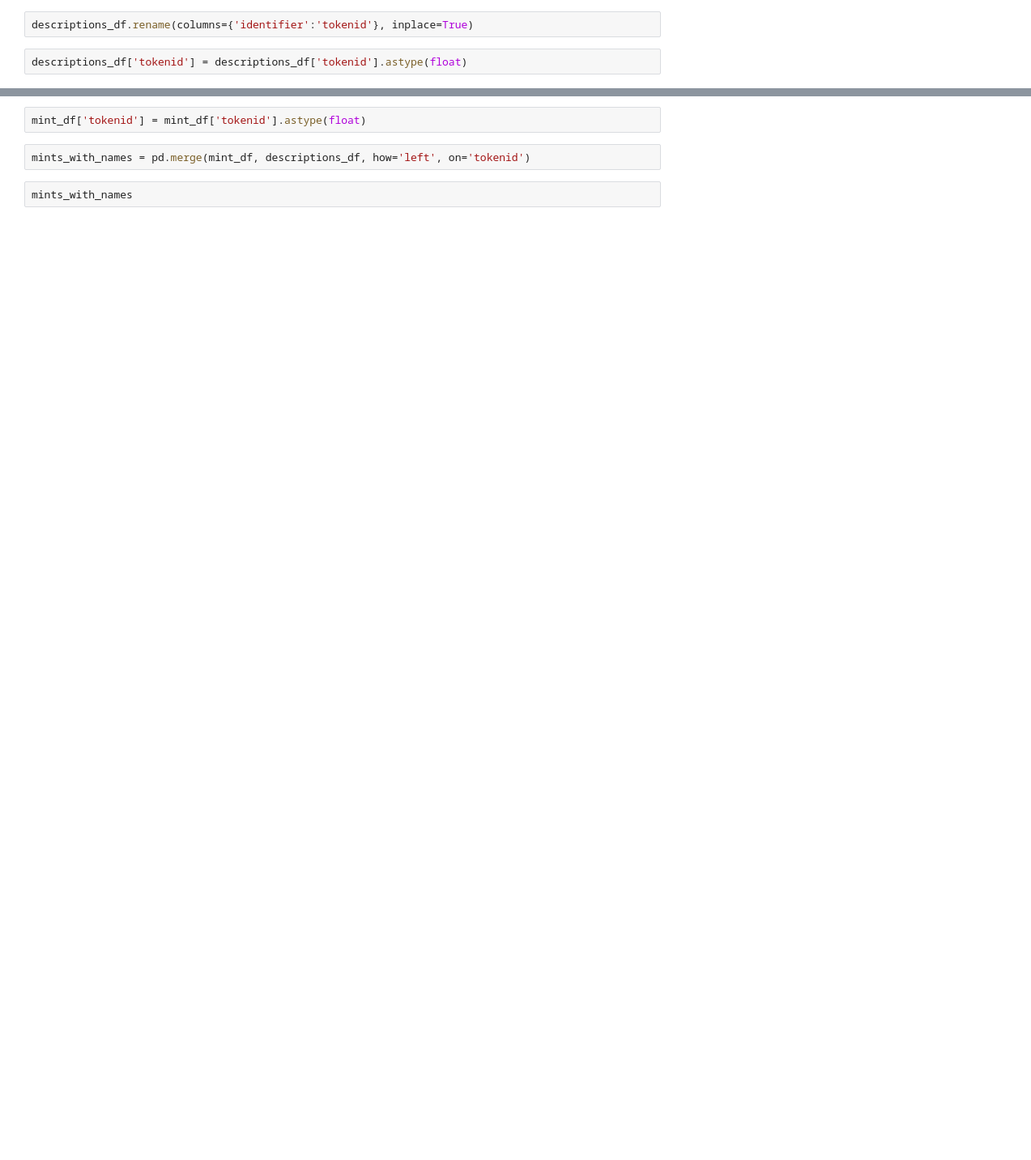
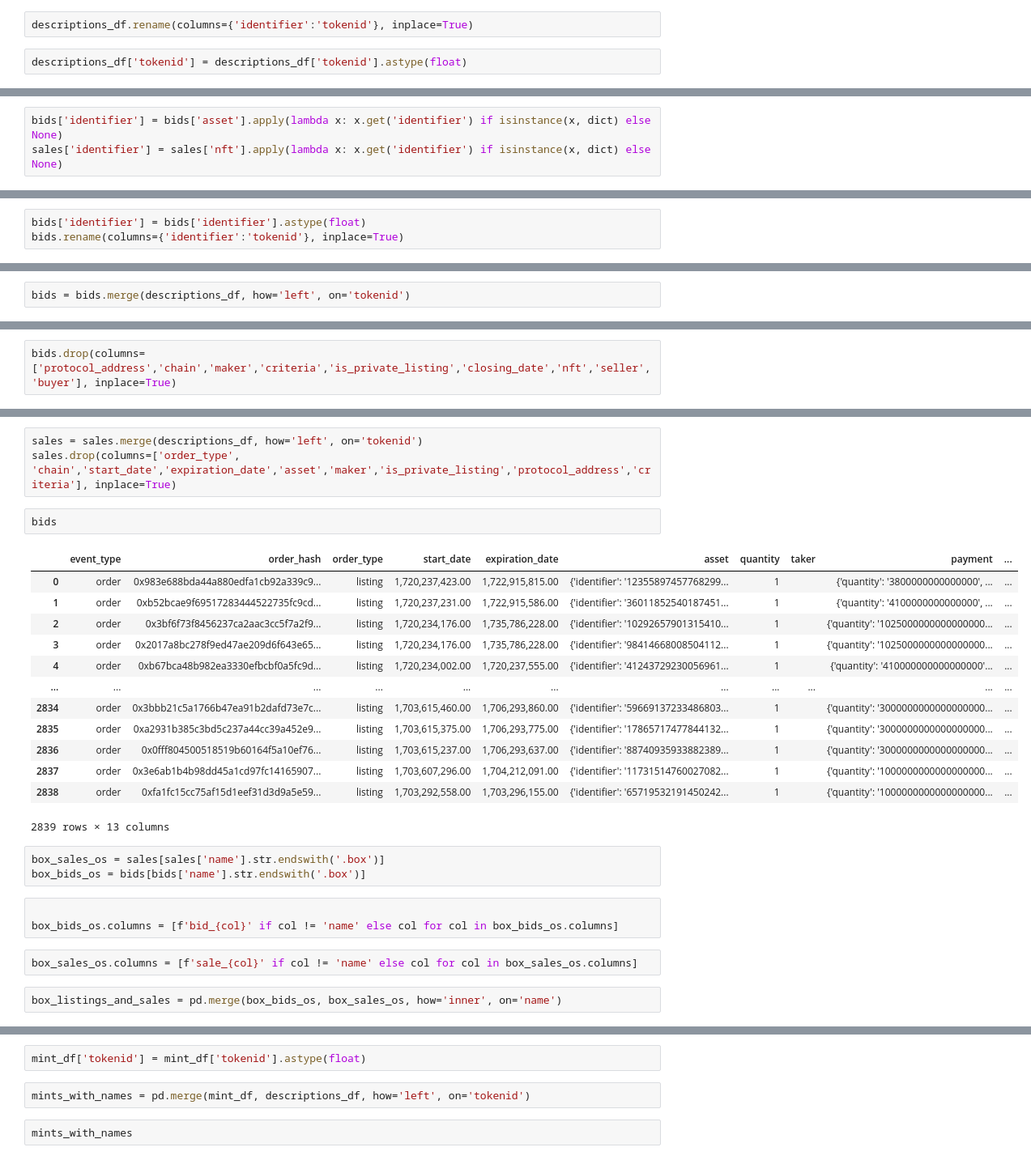
Before and after one commit to BrandynHamilton/box_domains, a Jupyter notebook: eda.ipynb, the cells around one changed output, grey strips where cells are left out. Shown at 81% size. Cells and saved outputs as stored; diff of their text form; blank space fills up the shorter version.

```diff
--- a/eda.ipynb
+++ b/eda.ipynb
@@ -489,0 +563,3 @@ descriptions_df['tokenid'] = descriptions_df['tokenid'].astype(float)
+# %%
+bids['identifier'] = bids['asset'].apply(lambda x: x.get('identifier') if isinstance(x, dict) else None)
+sales['identifier'] = sales['nft'].apply(lambda x: x.get('identifier') if isinstance(x, dict) else None)
@@ -489,0 +578,3 @@ descriptions_df['tokenid'] = descriptions_df['tokenid'].astype(float)
+# %%
+bids['identifier'] = bids['identifier'].astype(float)
+bids.rename(columns={'identifier':'tokenid'}, inplace=True)
@@ -489,0 +592,2 @@ descriptions_df['tokenid'] = descriptions_df['tokenid'].astype(float)
+# %%
+bids = bids.merge(descriptions_df, how='left', on='tokenid')
@@ -489,0 +603,2 @@ descriptions_df['tokenid'] = descriptions_df['tokenid'].astype(float)
+# %%
+bids.drop(columns=['protocol_address','chain','maker','criteria','is_private_listing','closing_date','nft','seller','buyer'], inplace=True)
@@ -489,0 +619,29 @@ descriptions_df['tokenid'] = descriptions_df['tokenid'].astype(float)
+# %%
+sales = sales.merge(descriptions_df, how='left', on='tokenid')
+sales.drop(columns=['order_type', 'chain','start_date','expiration_date','asset','maker','is_private_listing','protocol_address','criteria'], inplace=True)
+# %%
+bids
+# %% [output]
+|  | event_type | order_hash | order_type | start_date | expiration_date | asset | quantity | taker | payment | ... |
+| 0 | order | 0x983e688bda44a880edfa1cb92a339c9... | listing | 1,720,237,423.00 | 1,722,915,815.00 | {'identifier': '12355897457768299... | 1 |  | {'quantity': '3800000000000000', ... | ... |
+| 1 | order | 0xb52bcae9f69517283444522735fc9cd... | listing | 1,720,237,231.00 | 1,722,915,586.00 | {'identifier': '36011852540187451... | 1 |  | {'quantity': '4100000000000000', ... | ... |
+| 2 | order | 0x3bf6f73f8456237ca2aac3cc5f7a2f9... | listing | 1,720,234,176.00 | 1,735,786,228.00 | {'identifier': '10292657901315410... | 1 |  | {'quantity': '1025000000000000000... | ... |
+| 3 | order | 0x2017a8bc278f9ed47ae209d6f643e65... | listing | 1,720,234,176.00 | 1,735,786,228.00 | {'identifier': '98414668008504112... | 1 |  | {'quantity': '1025000000000000000... | ... |
+| 4 | order | 0xb67bca48b982ea3330efbcbf0a5fc9d... | listing | 1,720,234,002.00 | 1,720,237,555.00 | {'identifier': '41243729230056961... | 1 |  | {'quantity': '410000000000000000'... | ... |
+| ... | ... | ... | ... | ... | ... | ... | ... | ... | ... | ... |
+| 2834 | order | 0x3bbb21c5a1766b47ea91b2dafd73e7c... | listing | 1,703,615,460.00 | 1,706,293,860.00 | {'identifier': '59669137233486803... | 1 |  | {'quantity': '3000000000000000000... | ... |
+| 2835 | order | 0xa2931b385c3bd5c237a44cc39a452e9... | listing | 1,703,615,375.00 | 1,706,293,775.00 | {'identifier': '17865717477844132... | 1 |  | {'quantity': '3000000000000000000... | ... |
+| 2836 | order | 0x0fff804500518519b60164f5a10ef76... | listing | 1,703,615,237.00 | 1,706,293,637.00 | {'identifier': '88740935933882389... | 1 |  | {'quantity': '3000000000000000000... | ... |
+| 2837 | order | 0x3e6ab1b4b98dd45a1cd97fc14165907... | listing | 1,703,607,296.00 | 1,704,212,091.00 | {'identifier': '11731514760027082... | 1 |  | {'quantity': '1000000000000000000... | ... |
+| 2838 | order | 0xfa1fc15cc75af15d1eef31d3d9a5e59... | listing | 1,703,292,558.00 | 1,703,296,155.00 | {'identifier': '65719532191450242... | 1 |  | {'quantity': '1000000000000000000... | ... |
+2839 rows × 13 columns
+# %%
+box_sales_os = sales[sales['name'].str.endswith('.box')]
+box_bids_os = bids[bids['name'].str.endswith('.box')]
+# %%
+
+box_bids_os.columns = [f'bid_{col}' if col != 'name' else col for col in box_bids_os.columns]
+# %%
+box_sales_os.columns = [f'sale_{col}' if col != 'name' else col for col in box_sales_os.columns]
+# %%
+box_listings_and_sales = pd.merge(box_bids_os, box_sales_os, how='inner', on='name')
```
Also changed, not shown: parts of 61 cells of this notebook.
